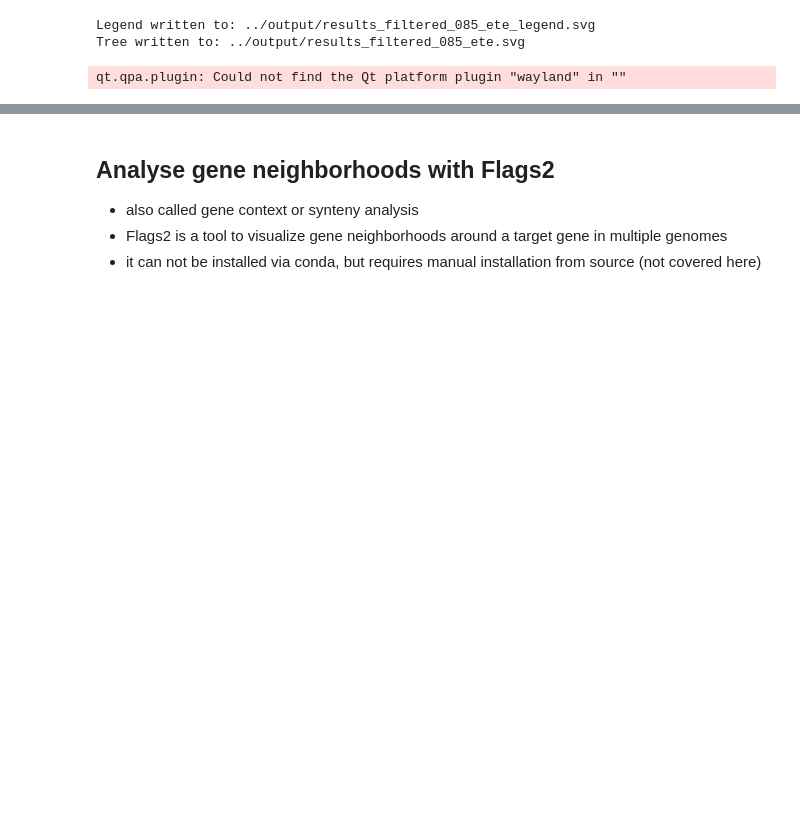
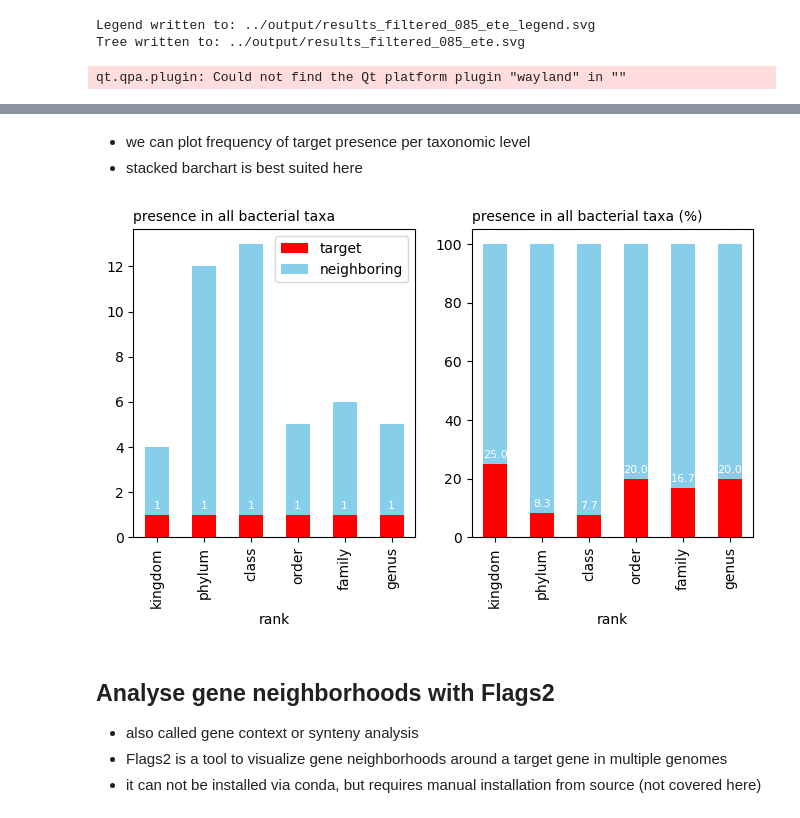
Before and after one commit to MPUSP/bioinfo-code-chunks, a Jupyter notebook: pipeline/homology_search.ipynb, the cells around one changed output, grey strips where cells are left out. Cells and saved outputs as stored; diff of their text form; code cells hidden in the pictures; blank space fills up the shorter version.

Commit message:
feat: added analysis of target presence over all taxonomic levels

```diff
--- a/pipeline/homology_search.ipynb
+++ b/pipeline/homology_search.ipynb
@@ -164,3 +183,12 @@ display(SVG(filename='../output/results_filtered_085_ete.svg'))
+# %% [markdown]
+- we can plot frequency of target presence per taxonomic level
+- stacked barchart is best suited here
+# %%
+%run -i ../source/plot_phylo_summary.py \
+  -i ../output/results_filtered_085_summary.tsv \
+  -o ../output/results_filtered_085_summary.svg
+# %% [output]
+[figure, added]
 # %% [markdown]
 ## Analyse gene neighborhoods with Flags2
 
```
Also changed, not shown: parts of 6 cells of this notebook, 2 other files.
